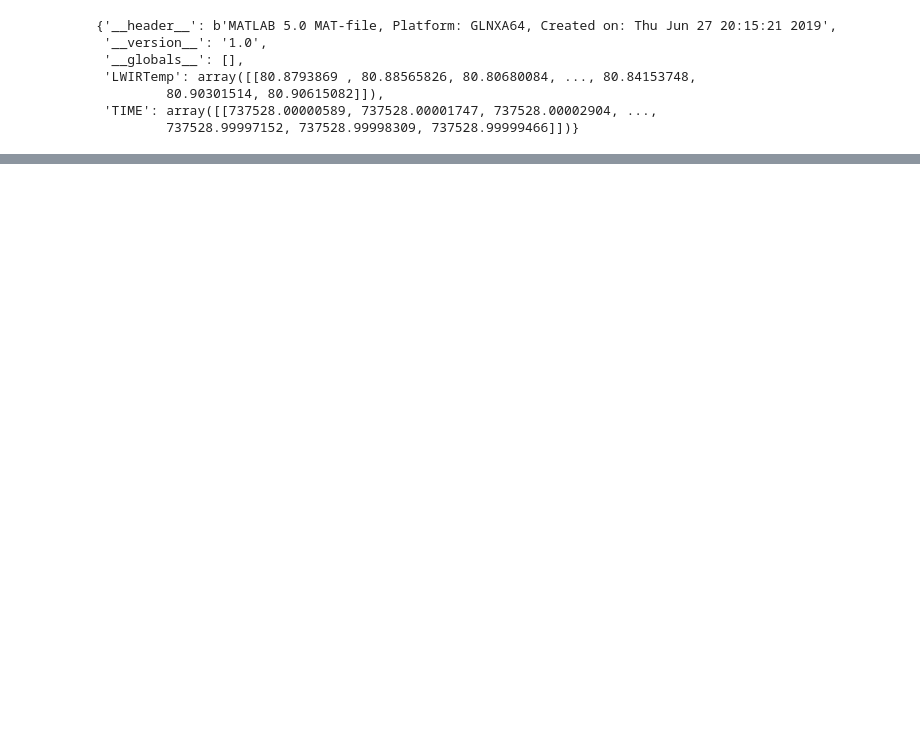
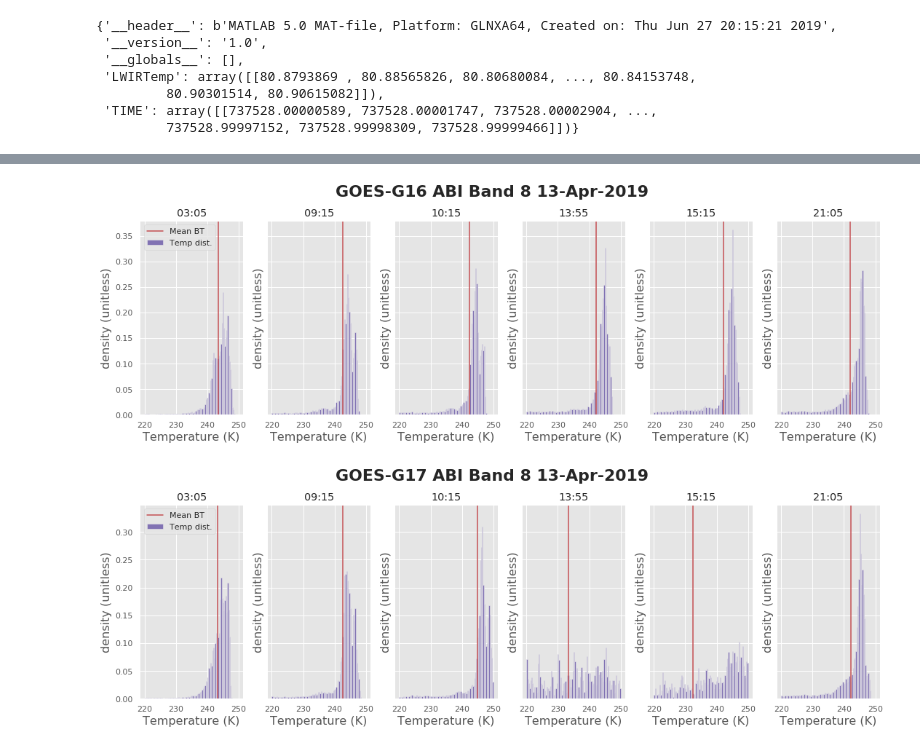
Before and after one commit to story645/GOEScode, a Jupyter notebook: botoloading/Figures-BT-G16-G17-FPT.ipynb, the cells around one changed output, grey strips where cells are left out. Drawn from its saved outputs; the diff is of its cells as text; code cells hidden in the pictures; blank space fills up the shorter version.

```diff
--- a/botoloading/Figures-BT-G16-G17-FPT.ipynb
+++ b/botoloading/Figures-BT-G16-G17-FPT.ipynb
@@ -128,0 +229,35 @@ npydata0 = np.load(nmpy_files[0])
+# %%
+# Histograms for full ROI
+#toi = ['0300','0910','1010','1350','1510','2100']
+toi = ['030','091','101','135','151','210']
+bb=8
+dd=5
+goes_8_xr = {'G16':new16_103_xr, 'G17':new17_103_xr}
+bins = np.linspace(220,250,101)
+for SS in ['G16','G17']:
+    bins = np.linspace(220,250,101)
+    fig, axes = plt.subplots(ncols=6, nrows =1, figsize=(15, 5),
+                             constrained_layout=True, sharey = True,
+                             sharex = True)
+    fig.suptitle(f'GOES-{SS} ABI Band {bb} {8+dd}-Apr-2019',
+                 fontsize = 22, fontweight = 'bold')
+    rois = goes_8_xr[SS].Rad[:,:,[(str(item.data)[:3] in toi)
+                for item in goes_8_xr[SS].time.dt.strftime('%H%M')]]
+    rois_sz = rois.shape
+    for ind in range(rois_sz[2]):
+        ax = axes[ind]
+        ax.set_title(f'{ind}')
+        ax.set_ylabel('density (unitless)',fontsize = 16)
+        ax.set_xlabel('Temperature (K)', fontsize = 16)
+        ax.set_title(rois[:,:,ind].time.dt.strftime('%H:%M').data)
+        ax.hist(Rad2BT(rois[:,:,ind],plc).data.ravel(),
+                                            bins = bins,
+                                            color='b' if SS=='16' else 'm',
+                                           density = True,
+                                           label = 'Temp dist.')
+        ax.axvline(Rad2BT(rois[:,:,ind].mean(['x','y']), plc),
+                   color='r',label = 'Mean BT')
+    axes[0].legend(loc='upper left')
+# %% [output]
+[figure, added]
+[figure, added]
```
Also changed, not shown: parts of 32 cells of this notebook, 3 other files.
